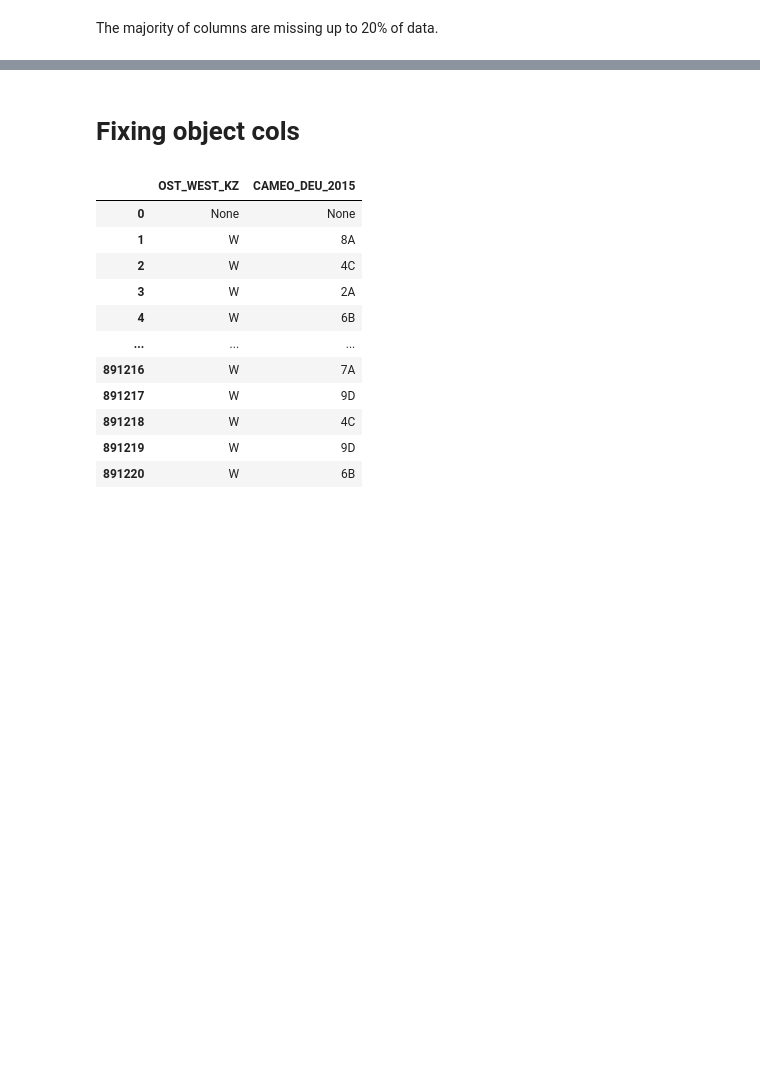
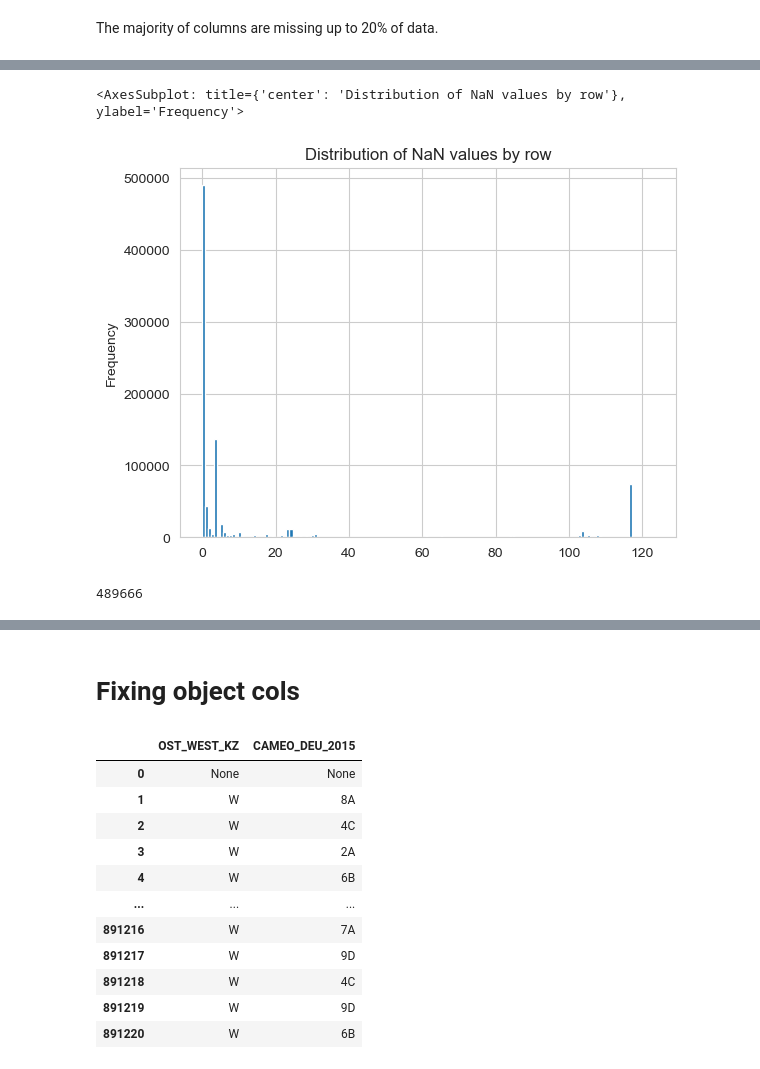
Before and after one commit to bglucca/ArvatoCustomerSegmentation, a Jupyter notebook: 02_demographic_preprocessing.ipynb, the cells around one changed output, grey strips where cells are left out. Drawn from its saved outputs; the diff is of its cells as text; code cells hidden in the pictures; blank space fills up the shorter version.

```diff
--- a/02_demographic_preprocessing.ipynb
+++ b/02_demographic_preprocessing.ipynb
@@ -61,0 +73,9 @@ The majority of columns are missing up to 20% of data.
+# %%
+census['_nan_count'].plot(kind = 'hist', bins = 150, title = 'Distribution of NaN values by row')
+# %% [output]
+<AxesSubplot: title={'center': 'Distribution of NaN values by row'}, ylabel='Frequency'>
+[figure, added]
+# %%
+(census['_nan_count'] == 0).sum()
+# %% [output]
+489666
```
Also changed, not shown: parts of 52 cells of this notebook, 2 other files.
